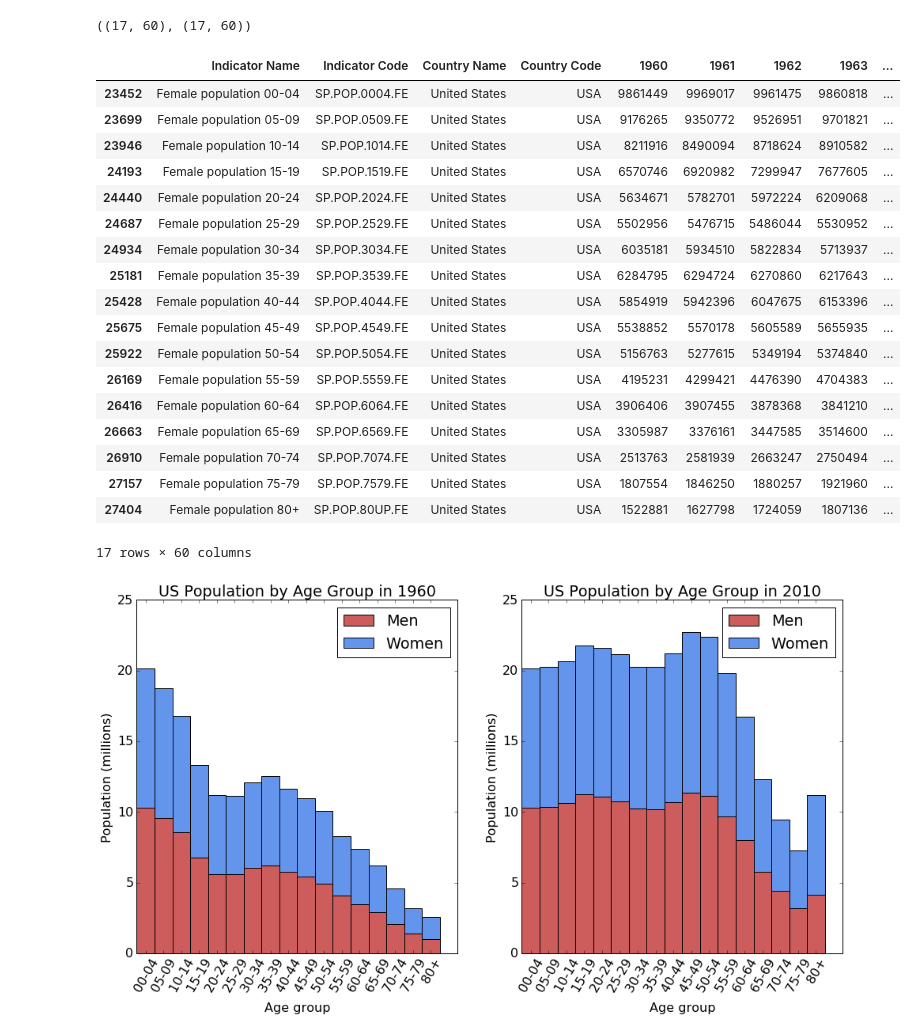
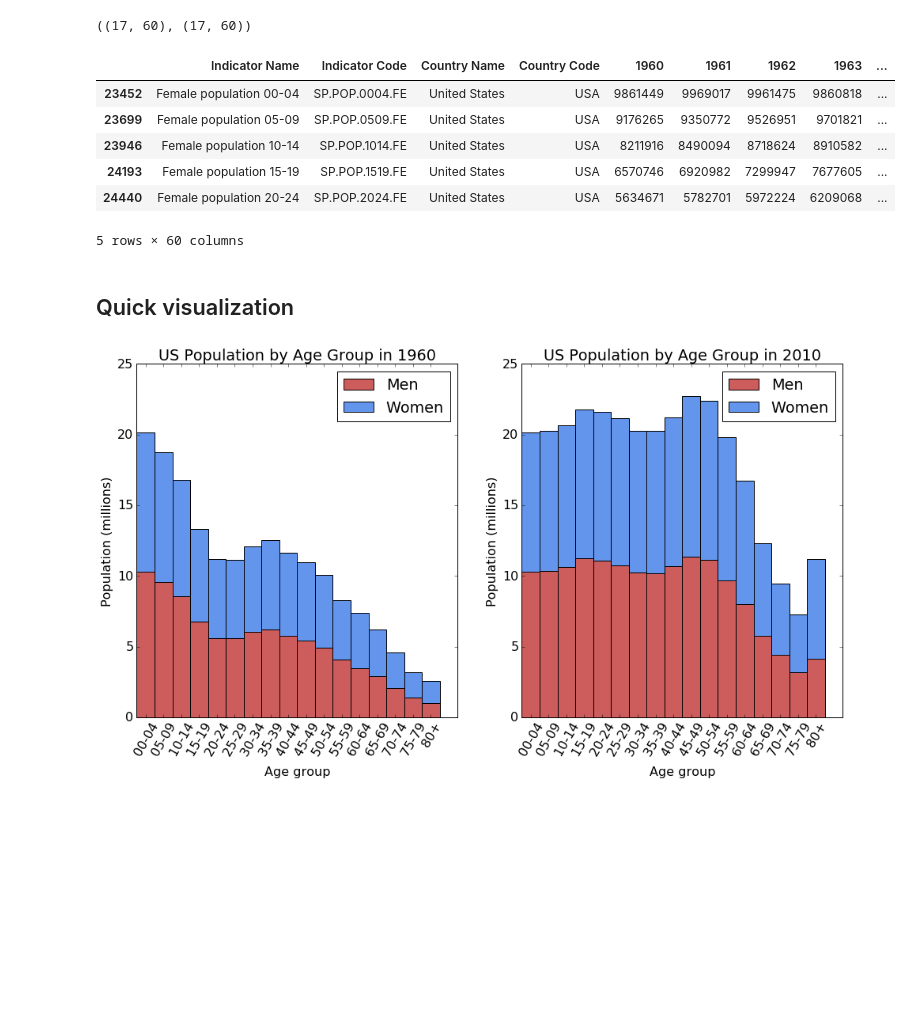
Before and after one commit to dbricare/datainc, a Jupyter notebook: agingdata.ipynb, the cells around one changed output. Cells and saved outputs as stored; diff of their text form; code cells hidden in the pictures; blank space fills up the shorter version.

```diff
--- a/agingdata.ipynb
+++ b/agingdata.ipynb
@@ -34,27 +33,17 @@ dffemale.shape, dfmale.shape
 # %% [output]
 ((17, 60), (17, 60))
 # %%
-dffemale
+dffemale.head()
 # %% [output]
 |  | Indicator Name | Indicator Code | Country Name | Country Code | 1960 | 1961 | 1962 | 1963 | ... |
 | 23452 | Female population 00-04 | SP.POP.0004.FE | United States | USA | 9861449 | 9969017 | 9961475 | 9860818 | ... |
 | 23699 | Female population 05-09 | SP.POP.0509.FE | United States | USA | 9176265 | 9350772 | 9526951 | 9701821 | ... |
 | 23946 | Female population 10-14 | SP.POP.1014.FE | United States | USA | 8211916 | 8490094 | 8718624 | 8910582 | ... |
 | 24193 | Female population 15-19 | SP.POP.1519.FE | United States | USA | 6570746 | 6920982 | 7299947 | 7677605 | ... |
 | 24440 | Female population 20-24 | SP.POP.2024.FE | United States | USA | 5634671 | 5782701 | 5972224 | 6209068 | ... |
-| 24687 | Female population 25-29 | SP.POP.2529.FE | United States | USA | 5502956 | 5476715 | 5486044 | 5530952 | ... |
-| 24934 | Female population 30-34 | SP.POP.3034.FE | United States | USA | 6035181 | 5934510 | 5822834 | 5713937 | ... |
-| 25181 | Female population 35-39 | SP.POP.3539.FE | United States | USA | 6284795 | 6294724 | 6270860 | 6217643 | ... |
-| 25428 | Female population 40-44 | SP.POP.4044.FE | United States | USA | 5854919 | 5942396 | 6047675 | 6153396 | ... |
-| 25675 | Female population 45-49 | SP.POP.4549.FE | United States | USA | 5538852 | 5570178 | 5605589 | 5655935 | ... |
-| 25922 | Female population 50-54 | SP.POP.5054.FE | United States | USA | 5156763 | 5277615 | 5349194 | 5374840 | ... |
-| 26169 | Female population 55-59 | SP.POP.5559.FE | United States | USA | 4195231 | 4299421 | 4476390 | 4704383 | ... |
-| 26416 | Female population 60-64 | SP.POP.6064.FE | United States | USA | 3906406 | 3907455 | 3878368 | 3841210 | ... |
-| 26663 | Female population 65-69 | SP.POP.6569.FE | United States | USA | 3305987 | 3376161 | 3447585 | 3514600 | ... |
-| 26910 | Female population 70-74 | SP.POP.7074.FE | United States | USA | 2513763 | 2581939 | 2663247 | 2750494 | ... |
-| 27157 | Female population 75-79 | SP.POP.7579.FE | United States | USA | 1807554 | 1846250 | 1880257 | 1921960 | ... |
-| 27404 | Female population 80+ | SP.POP.80UP.FE | United States | USA | 1522881 | 1627798 | 1724059 | 1807136 | ... |
-17 rows × 60 columns
+5 rows × 60 columns
+# %% [markdown]
+## Quick visualization
 # %%
 # Stacked bar plot showing age breakdown of US population at 50 year interval
 yrrng = range(1960,2010,5)
```
Also changed, not shown: parts of 13 cells of this notebook, 2 other files.
